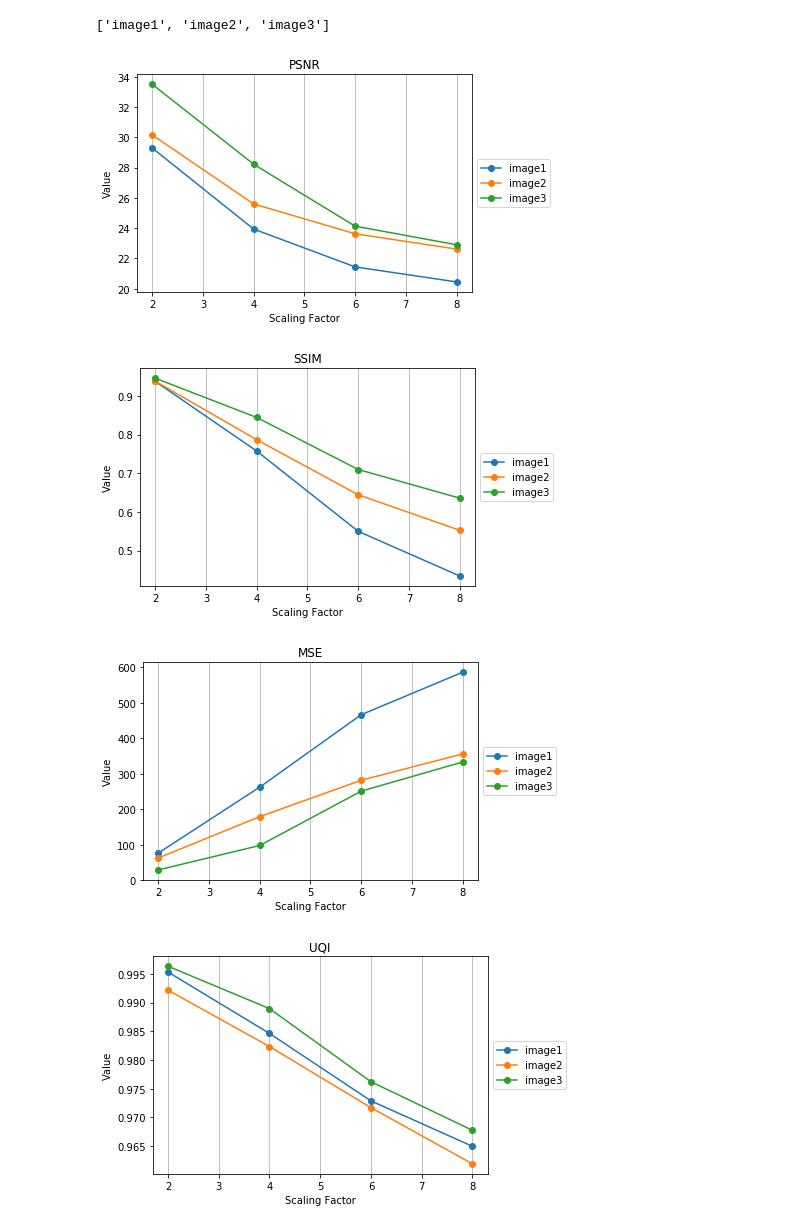
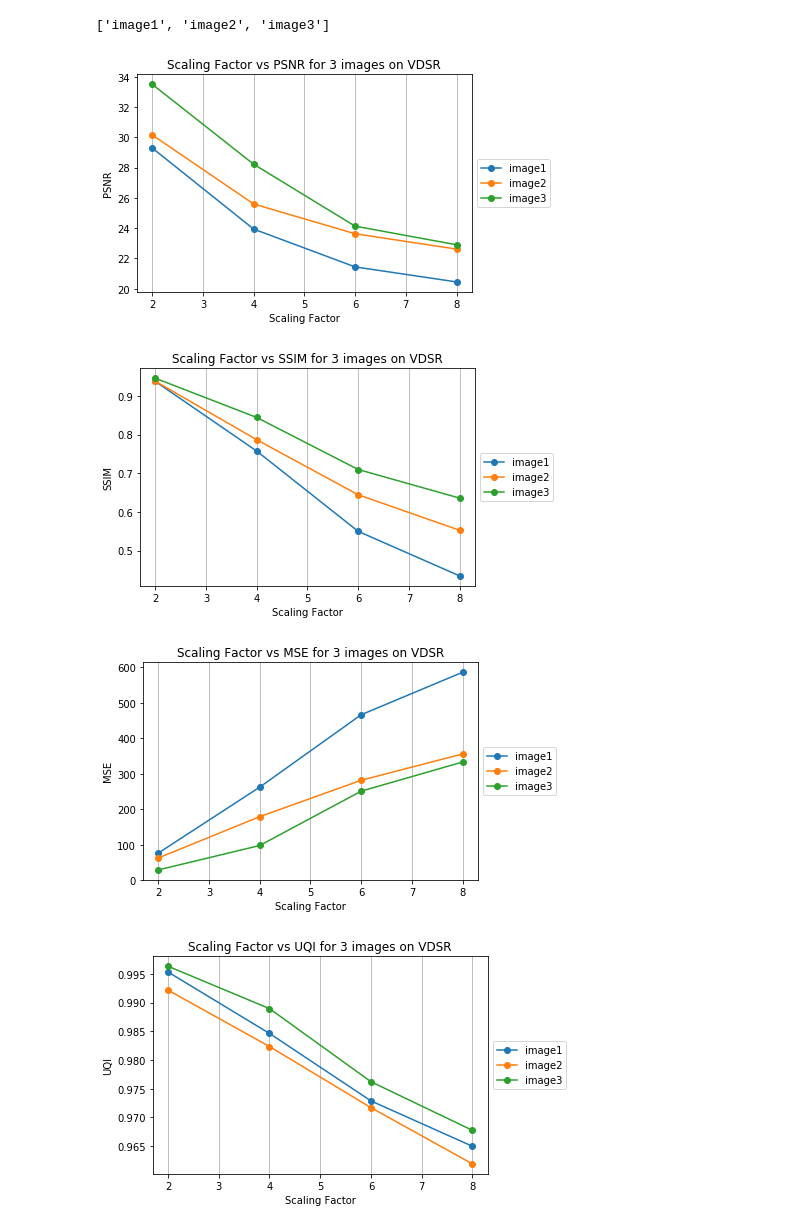
Before and after one commit to navpun31/Single-Image-Super-Resolution, a Jupyter notebook: Single Image Super Resolution - Plots.ipynb, the cells around one changed output. Drawn from its saved outputs; the diff is of its cells as text; code cells hidden in the pictures.

```diff
--- a/Single Image Super Resolution - Plots.ipynb
+++ b/Single Image Super Resolution - Plots.ipynb
@@ -57,8 +57,8 @@ for plot_metric in plot_metrics:
         )
 
     # axes and labels
-    sub.set_ylabel('Value')
-    sub.set_title(plot_metric.upper())
+    sub.set_ylabel(plot_metric.upper())
+    sub.set_title("Model vs " + plot_metric.upper() + " for " + str(len(plot_images)) + " images")
     sub.set_xticks(ind+width)
     plt.setp(sub.set_xticklabels(plot_images), rotation=45, fontsize=10)
 
@@ -96,28 +96,30 @@ def get_scale_values(scales, image, metric):
 # %%
 plot_model = scaling_model
 plot_images = images
 plot_metrics = metrics.keys()
 plot_scales = scaling_factors
 
 for plot_metric in plot_metrics:
     fig = plt.figure(1)
     sub = fig.add_subplot(111)
 
     for im in plot_images:
         sub.plot(plot_scales, get_scale_values(plot_scales, im, plot_metric), '-o', label=im)
 
     # axes and labels
-    sub.set_title(plot_metric.upper())
+    sub.set_title("Scaling Factor vs " + plot_metric.upper()
+                  + " for " + str(len(plot_images))
+                  + " images on " + scaling_model.upper())
     sub.set_xlabel('Scaling Factor')
-    sub.set_ylabel('Value')
+    sub.set_ylabel(plot_metric.upper())
     sub.xaxis.grid()
 
     # legend
     sub.legend(loc='center left', bbox_to_anchor=(1.0, 0.5))
 
     plt.show()
 # %% [output]
-[figure, old version]
+[figure, new version]
-[figure, old version]
+[figure, new version]
-[figure, old version]
+[figure, new version]
-[figure, old version]
+[figure, new version]
```
Also changed, not shown: parts of 1 cell of this notebook.
